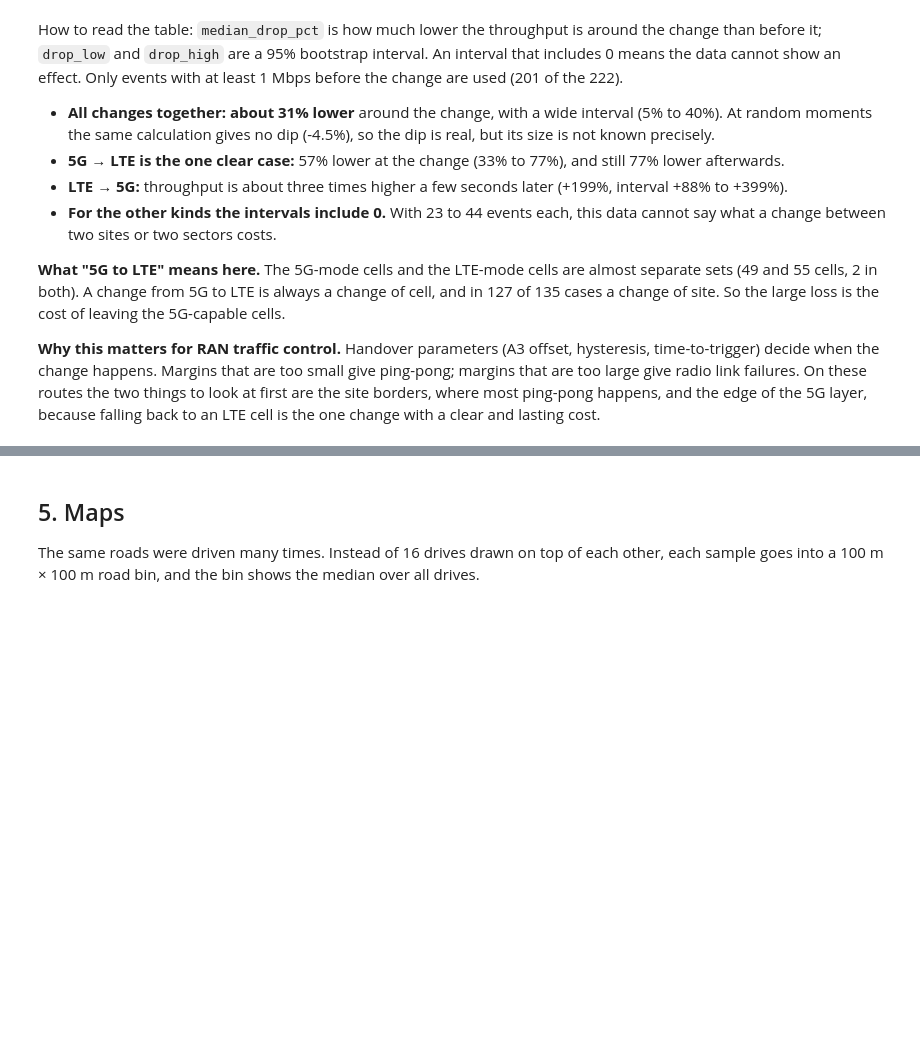
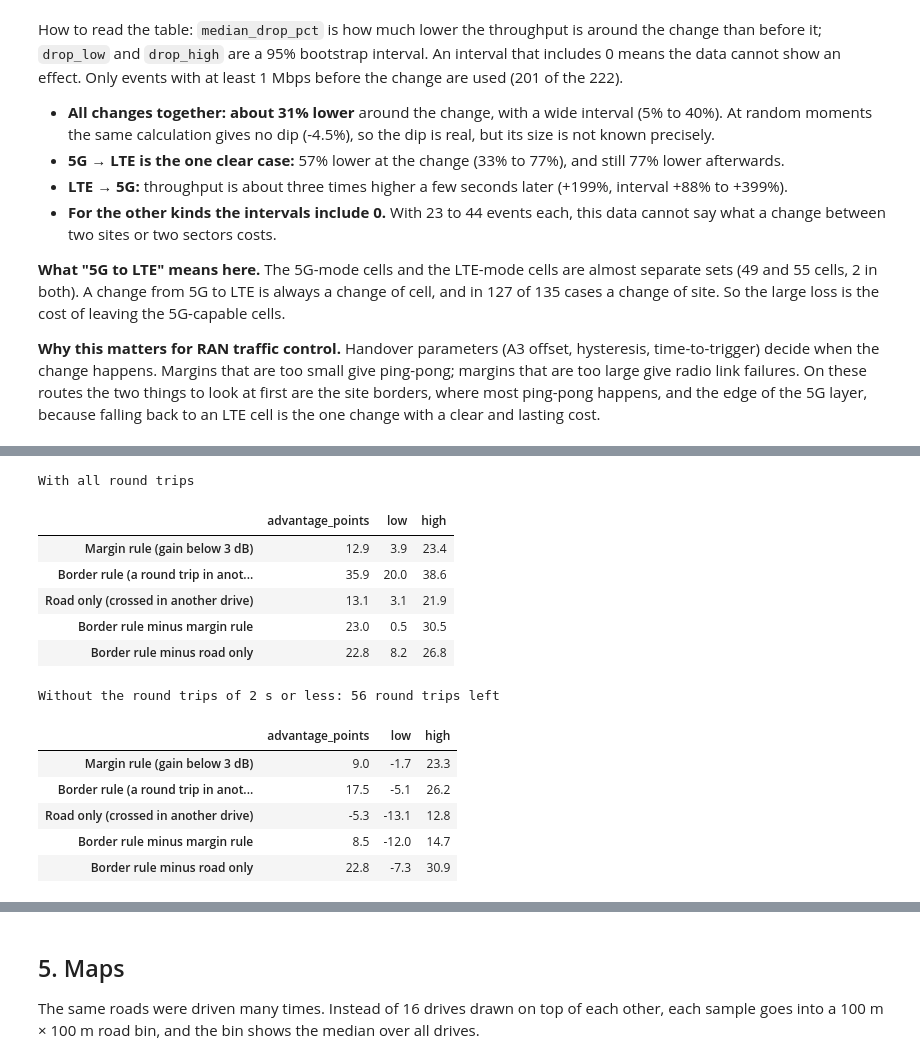
Before and after one commit to Shaibu-github/5g-drive-test-kpi-analyzer, a Jupyter notebook: drive_test_analysis.ipynb, the cells around one changed output, grey strips where cells are left out. Saved outputs shown, nothing was run; the diff lists cells and outputs as text; code cells hidden in the pictures; blank space fills up the shorter version.

```diff
--- a/drive_test_analysis.ipynb
+++ b/drive_test_analysis.ipynb
@@ -330,0 +375,22 @@ How to read the table: `median_drop_pct` is how much lower the throughput is aro
+# %%
+print("With all round trips")
+display(tuning.main_advantages_with_intervals(changes).round(1))
+
+not_short = tuning.without_short_round_trips(changes)
+print("Without the round trips of 2 s or less:", int(not_short["ping_pong_out"].sum()), "round trips left")
+display(tuning.main_advantages_with_intervals(not_short).round(1))
+# %% [output]
+With all round trips
+|  | advantage_points | low | high |
+| Margin rule (gain below 3 dB) | 12.9 | 3.9 | 23.4 |
+| Border rule (a round trip in anot... | 35.9 | 20.0 | 38.6 |
+| Road only (crossed in another drive) | 13.1 | 3.1 | 21.9 |
+| Border rule minus margin rule | 23.0 | 0.5 | 30.5 |
+| Border rule minus road only | 22.8 | 8.2 | 26.8 |
+Without the round trips of 2 s or less: 56 round trips left
+|  | advantage_points | low | high |
+| Margin rule (gain below 3 dB) | 9.0 | -1.7 | 23.3 |
+| Border rule (a round trip in anot... | 17.5 | -5.1 | 26.2 |
+| Road only (crossed in another drive) | -5.3 | -13.1 | 12.8 |
+| Border rule minus margin rule | 8.5 | -12.0 | 14.7 |
+| Border rule minus road only | 22.8 | -7.3 | 30.9 |
```
Also changed, not shown: parts of 12 cells of this notebook, 1 other file.
